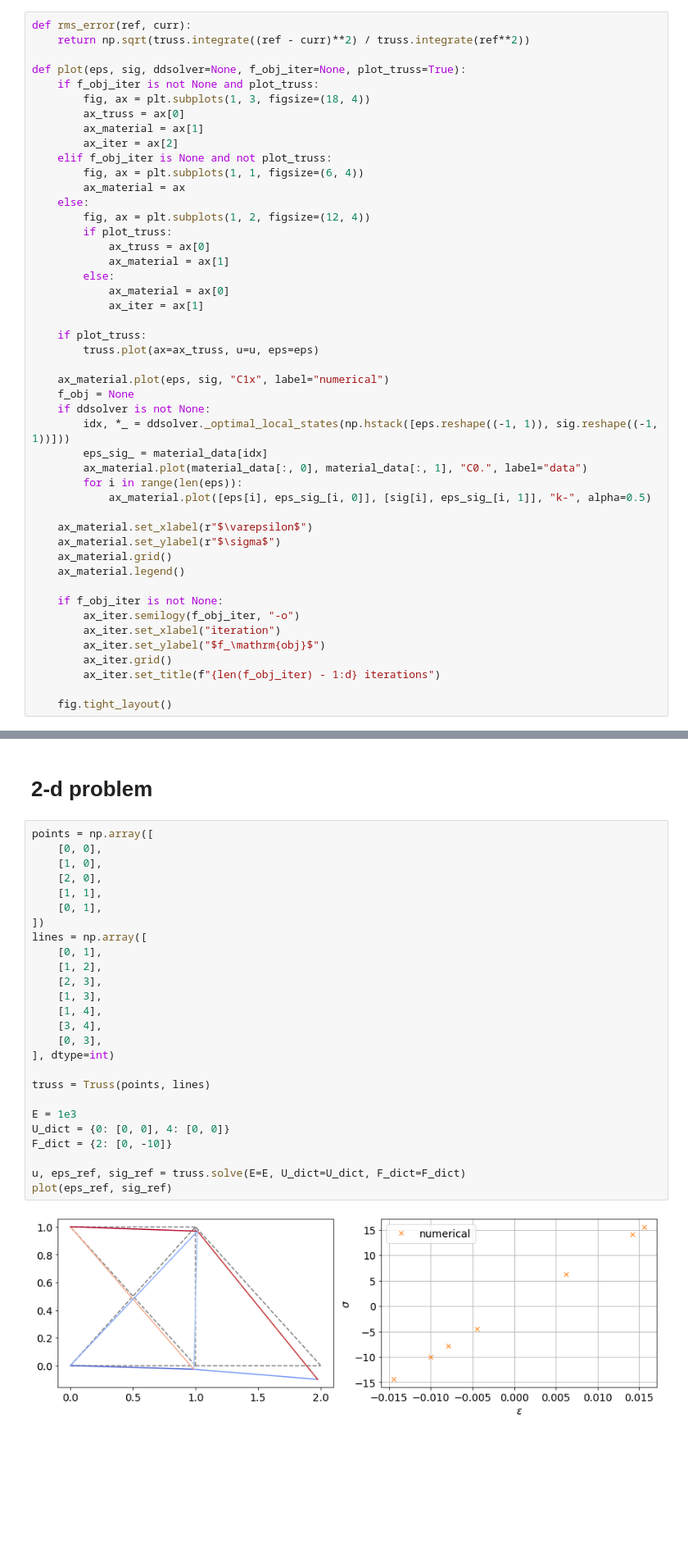
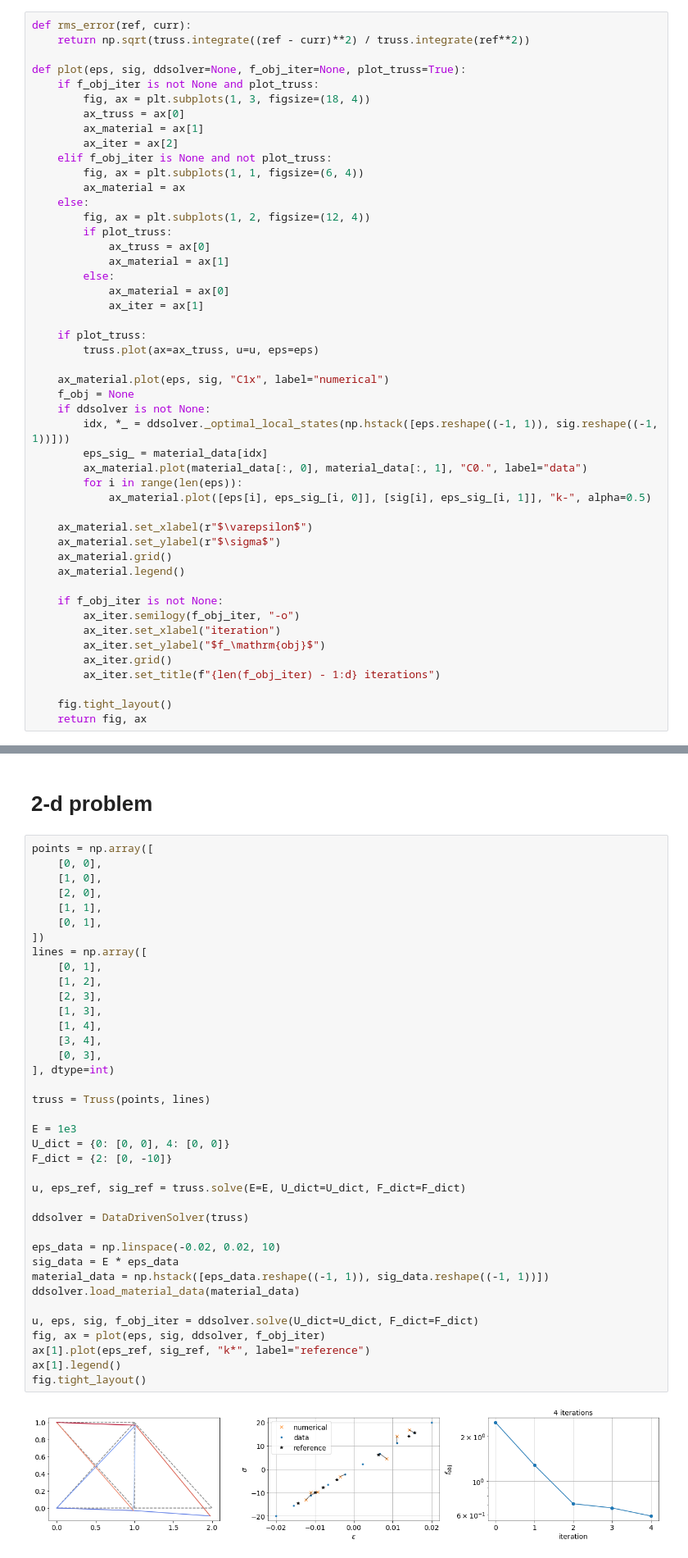
Before and after one commit to deeepeshthakur/ddtruss, a Jupyter notebook: examples/truss.ipynb, the cells around one changed output, grey strips where cells are left out. Shown: that part at 82% size. Cells and saved outputs as stored; diff of their text form; blank space fills up the shorter version.

```diff
--- a/examples/truss.ipynb
+++ b/examples/truss.ipynb
@@ -62,6 +62,7 @@ def plot(eps, sig, ddsolver=None, f_obj_iter=None, plot_truss=True):
         ax_iter.set_title(f"{len(f_obj_iter) - 1:d} iterations")
 
     fig.tight_layout()
+    return fig, ax
 # %% [markdown]
 # 1-d examples
 
@@ -118,28 +119,40 @@ plt.tight_layout()
 # %%
 points = np.array([
     [0, 0],
     [1, 0],
     [2, 0],
     [1, 1],
     [0, 1],
 ])
 lines = np.array([
     [0, 1],
     [1, 2],
     [2, 3],
     [1, 3],
     [1, 4],
     [3, 4],
     [0, 3],
 ], dtype=int)
 
 truss = Truss(points, lines)
 
 E = 1e3
 U_dict = {0: [0, 0], 4: [0, 0]}
 F_dict = {2: [0, -10]}
 
 u, eps_ref, sig_ref = truss.solve(E=E, U_dict=U_dict, F_dict=F_dict)
-plot(eps_ref, sig_ref)
+
+ddsolver = DataDrivenSolver(truss)
+
+eps_data = np.linspace(-0.02, 0.02, 10)
+sig_data = E * eps_data
+material_data = np.hstack([eps_data.reshape((-1, 1)), sig_data.reshape((-1, 1))])
+ddsolver.load_material_data(material_data)
+
+u, eps, sig, f_obj_iter = ddsolver.solve(U_dict=U_dict, F_dict=F_dict)
+fig, ax = plot(eps, sig, ddsolver, f_obj_iter)
+ax[1].plot(eps_ref, sig_ref, "k*", label="reference")
+ax[1].legend()
+fig.tight_layout()
 # %% [output]
-[figure, old version]
+[figure, new version]
```
Also changed, not shown: parts of 4 cells of this notebook, 2 other files.
